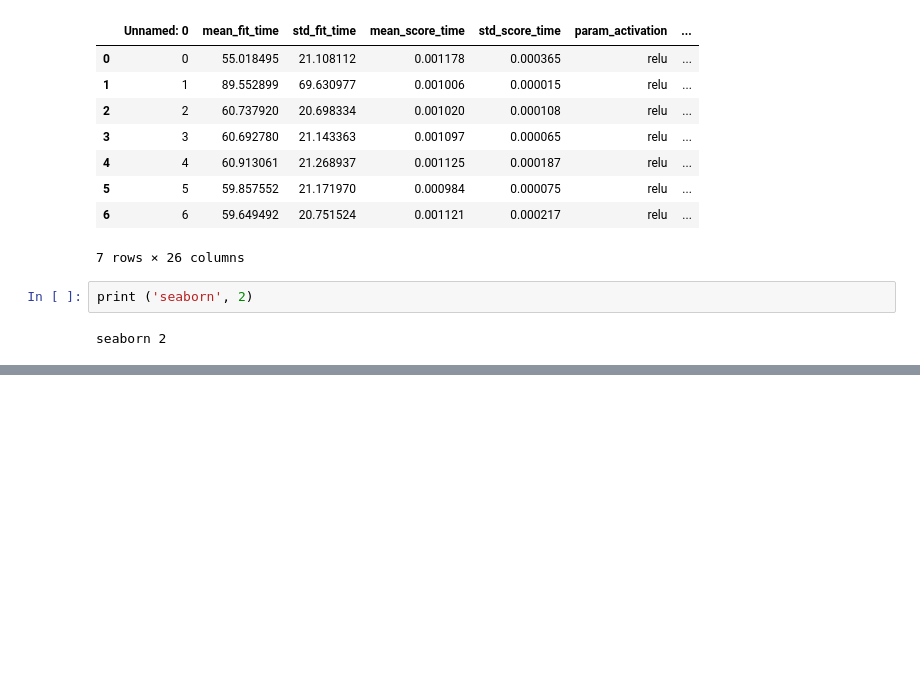
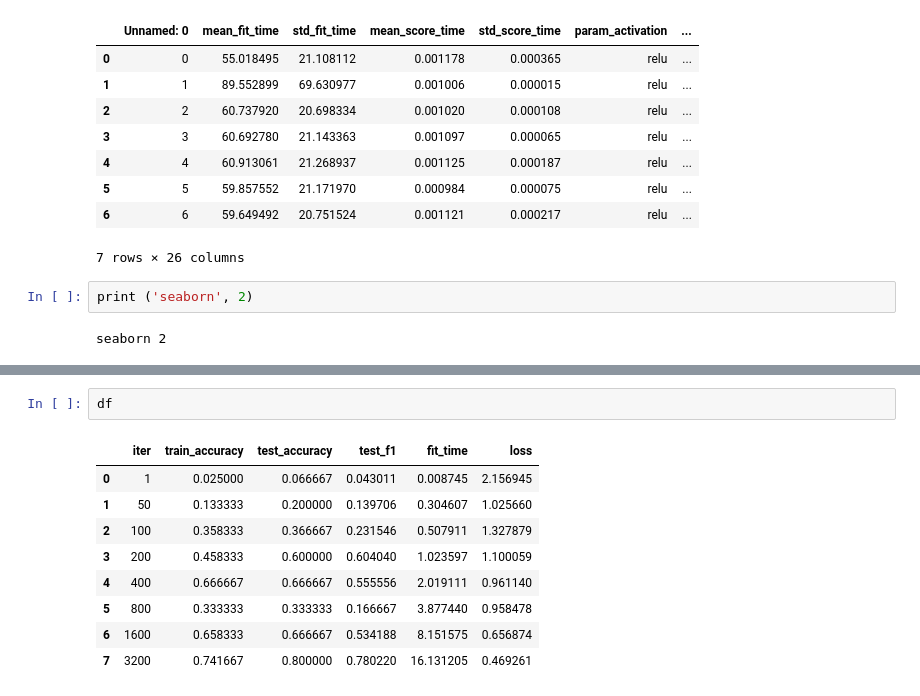
Before and after one commit to sbassam/cs-7641-projects, a Jupyter notebook: assignment-2/nn.ipynb, the cells around one changed output, grey strips where cells are left out. Saved outputs shown, nothing was run; the diff lists cells and outputs as text; blank space fills up the shorter version.

```diff
--- a/assignment-2/nn.ipynb
+++ b/assignment-2/nn.ipynb
@@ -423,0 +480,12 @@ seaborn 2
+# %%
+df
+# %% [output]
+|  | iter | train_accuracy | test_accuracy | test_f1 | fit_time | loss |
+| 0 | 1 | 0.025000 | 0.066667 | 0.043011 | 0.008745 | 2.156945 |
+| 1 | 50 | 0.133333 | 0.200000 | 0.139706 | 0.304607 | 1.025660 |
+| 2 | 100 | 0.358333 | 0.366667 | 0.231546 | 0.507911 | 1.327879 |
+| 3 | 200 | 0.458333 | 0.600000 | 0.604040 | 1.023597 | 1.100059 |
+| 4 | 400 | 0.666667 | 0.666667 | 0.555556 | 2.019111 | 0.961140 |
+| 5 | 800 | 0.333333 | 0.333333 | 0.166667 | 3.877440 | 0.958478 |
+| 6 | 1600 | 0.658333 | 0.666667 | 0.534188 | 8.151575 | 0.656874 |
+| 7 | 3200 | 0.741667 | 0.800000 | 0.780220 | 16.131205 | 0.469261 |
```
Also changed, not shown: parts of 19 cells of this notebook, 18 other files.
